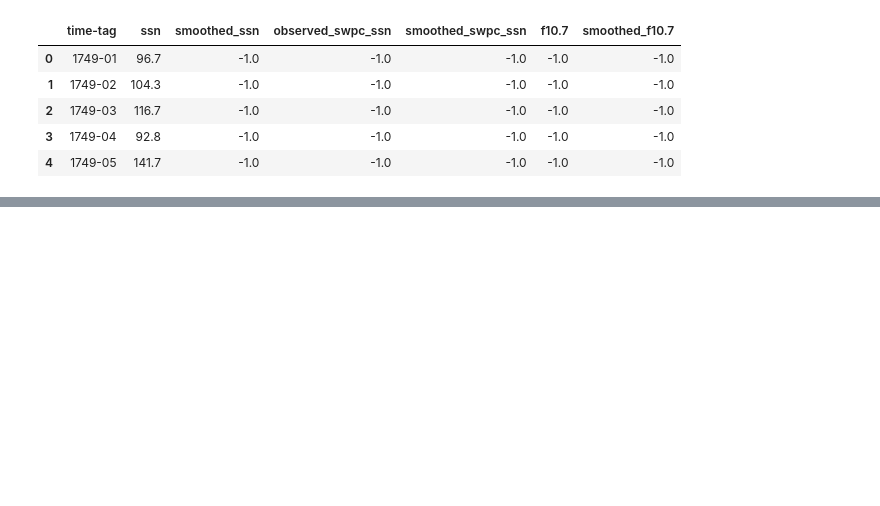
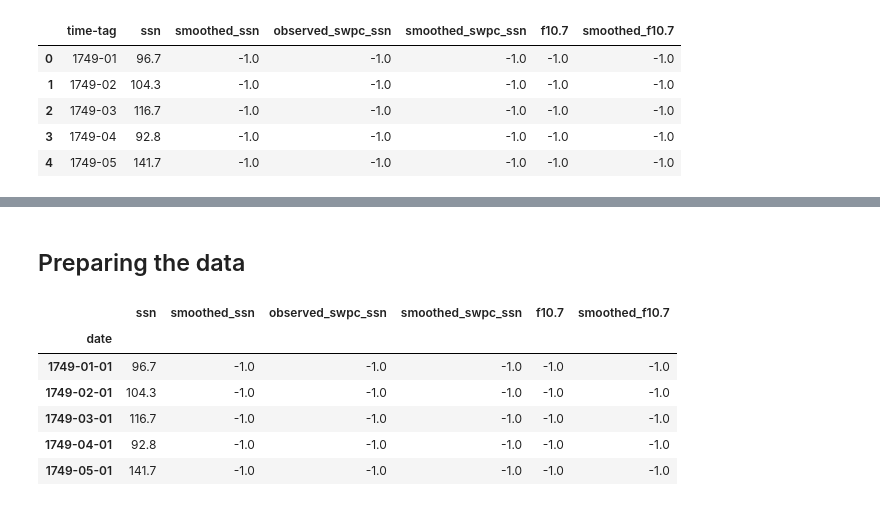
Before and after one commit to levetation/spaceweather, a Jupyter notebook: solarcycleProgression.ipynb, the cells around one changed output, grey strips where cells are left out. Drawn from its saved outputs; the diff is of its cells as text; code cells hidden in the pictures; blank space fills up the shorter version.

```diff
--- a/solarcycleProgression.ipynb
+++ b/solarcycleProgression.ipynb
@@ -62 +96,23 @@ plt.grid()
 [figure]
+# %% [markdown]
+## Preparing the data
+# %%
+dt = data.rename(columns={'time-tag': 'date'})
+
+dt['date'] = pd.to_datetime(dt['date'], format='%Y-%m')
+
+dt = dt.set_index('date')
+
+# Fill potential gaps with Null
+dt = dt.asfreq('MS')
+
+dt = dt.sort_index()
+dt.head()
+# %% [output]
+|  | ssn | smoothed_ssn | observed_swpc_ssn | smoothed_swpc_ssn | f10.7 | smoothed_f10.7 |
+| date |  |  |  |  |  |  |
+| 1749-01-01 | 96.7 | -1.0 | -1.0 | -1.0 | -1.0 | -1.0 |
+| 1749-02-01 | 104.3 | -1.0 | -1.0 | -1.0 | -1.0 | -1.0 |
+| 1749-03-01 | 116.7 | -1.0 | -1.0 | -1.0 | -1.0 | -1.0 |
+| 1749-04-01 | 92.8 | -1.0 | -1.0 | -1.0 | -1.0 | -1.0 |
+| 1749-05-01 | 141.7 | -1.0 | -1.0 | -1.0 | -1.0 | -1.0 |
```
Also changed, not shown: parts of 10 cells of this notebook.
